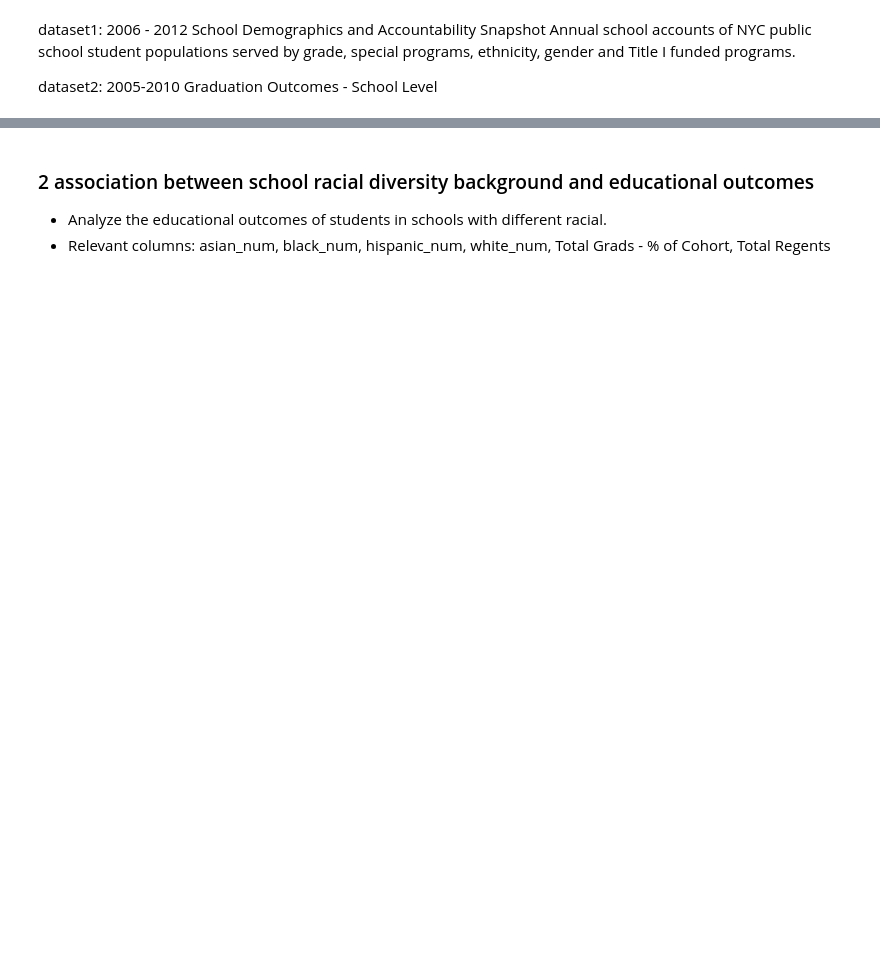
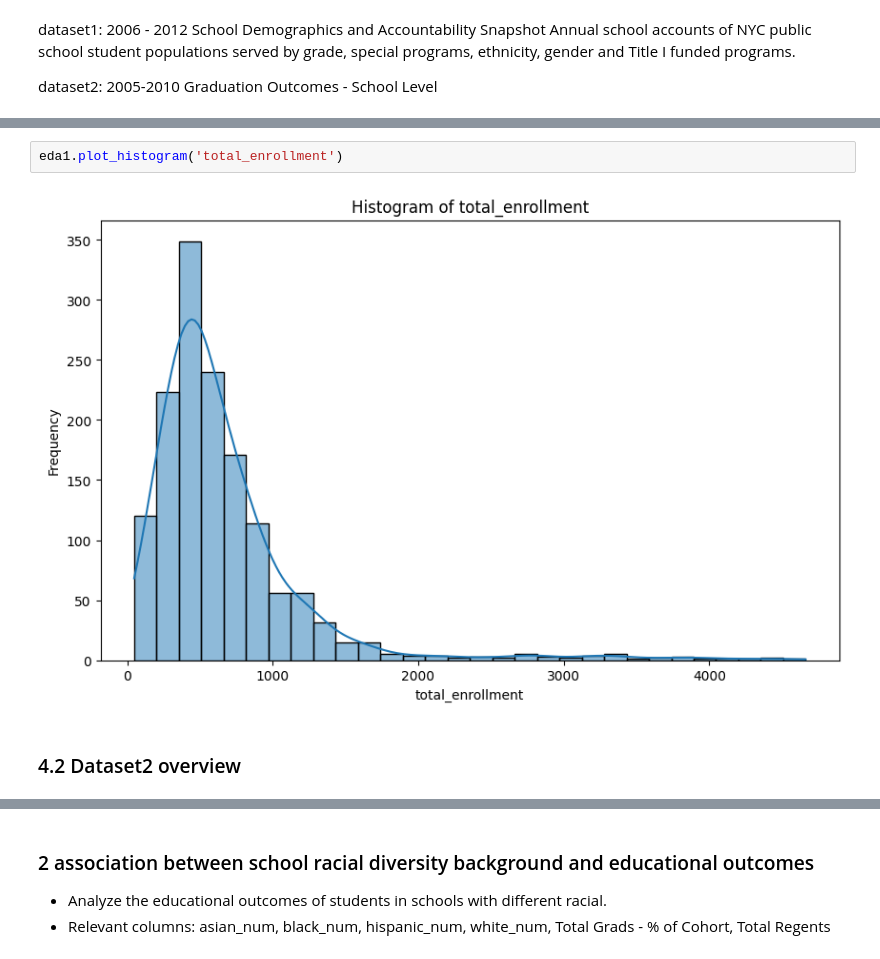
Before and after one commit to Francesgaba/GraduationOutcomes, a Jupyter notebook: graduation_outcomes.ipynb, the cells around one changed output, grey strips where cells are left out. Cells and saved outputs as stored; diff of their text form; blank space fills up the shorter version.

```diff
--- a/graduation_outcomes.ipynb
+++ b/graduation_outcomes.ipynb
@@ -206,0 +252,6 @@ Explain + present the end-to-end methodology you made use of for all aspects of
+# %%
+eda1.plot_histogram('total_enrollment')
+# %% [output]
+[figure, added]
+# %% [markdown]
+### 4.2 Dataset2 overview
```
Also changed, not shown: parts of 86 cells of this notebook, 3 other files.
